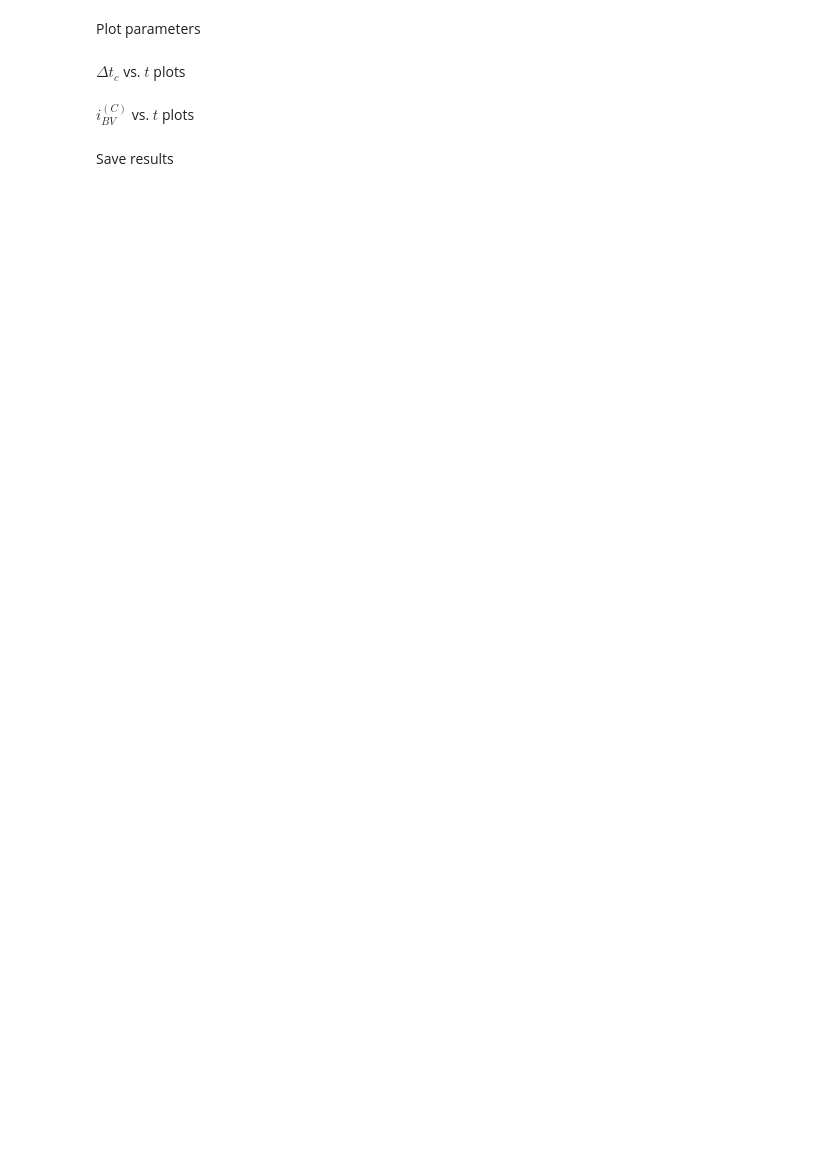
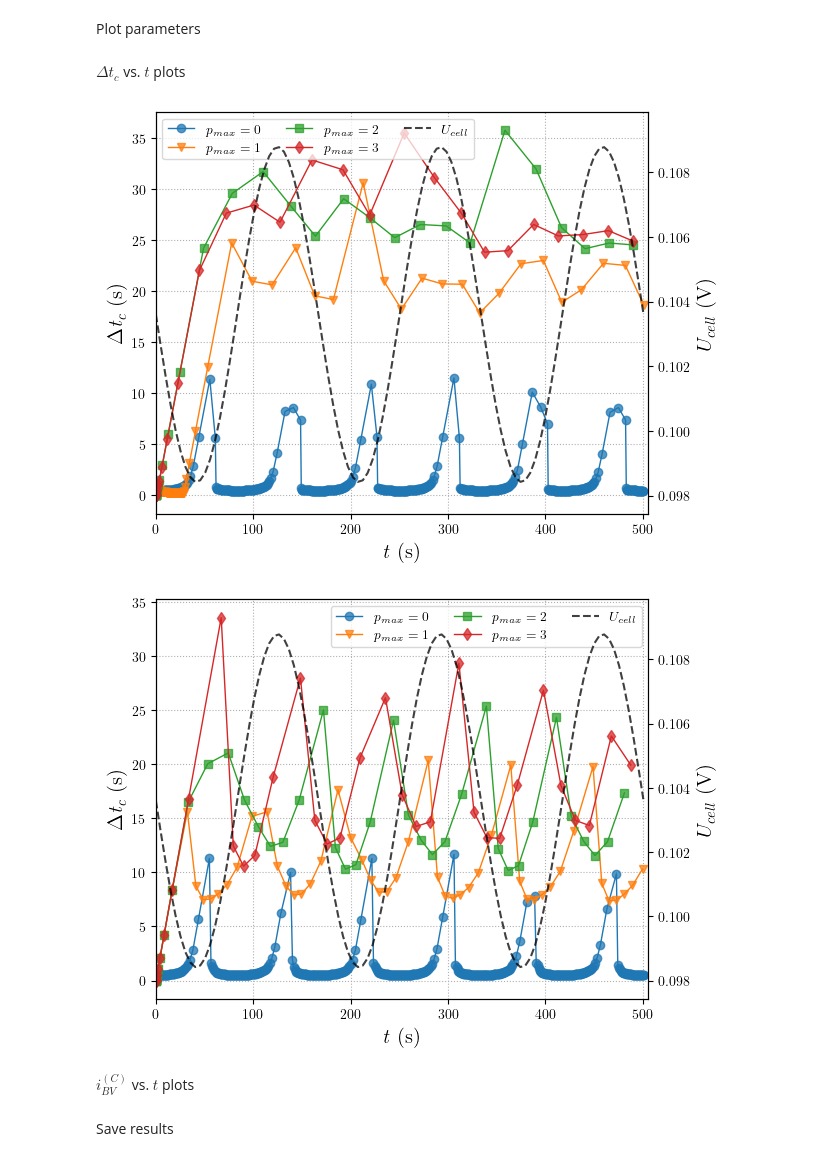
Before and after one commit to hpc-maths/LIB1d_md, a Jupyter notebook: sub_sec_4p2.ipynb, the cells around one changed output. Cells and saved outputs as stored; diff of their text form; code cells hidden in the pictures; blank space fills up the shorter version.

```diff
--- a/sub_sec_4p2.ipynb
+++ b/sub_sec_4p2.ipynb
@@ -133,5 +150,19 @@ sols_md_implicit = study.adaptive_md_study_loop(
                                         bExplicitCoupling=False,
                                         options_electrolyte=options_electrolyte,
                                         options_cathode=options_cathode,
+                                        bMDSim_v1=False,
                                         nparallel=nparallel
 )
+
+sols_md_implicit_v1 = study.adaptive_md_study_loop(
+                                        order_vec,
+                                        t_md_start,
+                                        t_md_end,
+                                        y0_global=out_transient.y[:,-1],
+                                        dt_rtol=dt_rtol,
+                                        bExplicitCoupling=False,
+                                        options_electrolyte=options_electrolyte,
+                                        options_cathode=options_cathode,
+                                        bMDSim_v1=True,
+                                        nparallel=nparallel
+)
@@ -172,33 +221,85 @@ for i, current_order in enumerate(order_vec):
     if np.isnan(t_vec).any():
         lbl=None
     else:
         lbl=f"$p_{{max}} = \mathrm{ {current_order-1} }$"
         ax_l.plot(t_vec[kdt:], dt_vec[kdt:], label=lbl,
                    lw=1, linestyle='-', color=clr[i],
                    marker=mrk[i], markersize=6, markeredgewidth=1, mfc=mfc[i])
 
 ax_r = ax_l.twinx()
 tt_vec = np.linspace(t_md_start, t_md_end, num=100)
 Ucell_applied = Ucell_t(tt_vec)
 
 ax_r.plot(tt_vec*tc, Ucell_applied,
               ls='--', c='k', alpha=.75, lw=1.5)
 
 ax_l.plot(np.nan, np.nan,
           'k--', alpha=.75, lw=1.5,
           label=r"$U_{cell}$")
 
 ax_l.grid(ls=':')
 ax_l.set_xlabel(r"$\mathrm{\mathit{t}\ (s)} $", fontsize=fzA)
 ax_l.set_ylabel(r"$\mathrm{\Delta \mathit{t_{c}}\ (s)}$", fontsize=fzA)
 ax_r.set_ylabel(r"$U_{cell}\ \mathrm{(V)}$", fontsize=fzA)
 ax_l.legend(loc=0, framealpha=0.75, numpoints=1, ncol=3, fontsize=fzA-5.5)
 
 # ax_l.set_ylim(0,35)
 ax_r.set_ylim(.99*min(Ucell_applied),1.01*max(Ucell_applied))
 
 plt.xlim(0.99*t_transient_dim, 1.01*tend_dim)
 plt.tight_layout()
+
+
+
+t_vecs_v1=[]
+dt_vecs_v1=[]
+for i in range(len(order_vec)):
+    if sols_md_implicit_v1[i] is None:
+        t_vecs_v1.append(np.nan)
+        dt_vecs_v1.append(np.nan)
+    else:
+        t_vecs_v1.append(sols_md_implicit_v1[i].t[1:-1]*tc)
+        dt_vecs_v1.append(np.diff(sols_md_implicit_v1[i].t)[:-1]*tc)
+
+kdt = 5 # skip the very small initial coupling intervals
+fig1_v1 = plt.figure()
+ax_l = fig1_v1.add_subplot(1,1,1)
+for i, current_order in enumerate(order_vec):
+    dt_vec = dt_vecs_v1[i]
+    t_vec = t_vecs_v1[i]
+    if np.isnan(t_vec).any():
+        lbl=None
+    else:
+        lbl=f"$p_{{max}} = \mathrm{ {current_order-1} }$"
+        ax_l.plot(t_vec[kdt:], dt_vec[kdt:], label=lbl,
+                   lw=1, linestyle='-', color=clr[i],
+                   marker=mrk[i], markersize=6, markeredgewidth=1, mfc=mfc[i])
+
+ax_r = ax_l.twinx()
+tt_vec = np.linspace(t_md_start, t_md_end, num=100)
+Ucell_applied = Ucell_t(tt_vec)
+
+ax_r.plot(tt_vec*tc, Ucell_applied,
+              ls='--', c='k', alpha=.75, lw=1.5)
+
+ax_l.plot(np.nan, np.nan,
+          'k--', alpha=.75, lw=1.5,
+          label=r"$U_{cell}$")
+
+ax_l.grid(ls=':')
+ax_l.set_xlabel(r"$\mathrm{\mathit{t}\ (s)} $", fontsize=fzA)
+ax_l.set_ylabel(r"$\mathrm{\Delta \mathit{t_{c}}\ (s)}$", fontsize=fzA)
+ax_r.set_ylabel(r"$U_{cell}\ \mathrm{(V)}$", fontsize=fzA)
+ax_l.legend(loc=0, framealpha=0.75, numpoints=1, ncol=3, fontsize=fzA-5.5)
+
+# ax_l.set_ylim(0,35)
+ax_r.set_ylim(.99*min(Ucell_applied),1.01*max(Ucell_applied))
+
+plt.xlim(0.99*t_transient_dim, 1.01*tend_dim)
+plt.tight_layout()
+# %% [output]
+[figure, added]
+[figure, added]
 # %% [markdown]
 $i_{BV}^{(C)}$ vs. $t$ plots
 # %%
```
Also changed, not shown: parts of 6 cells of this notebook, 5 other files.
